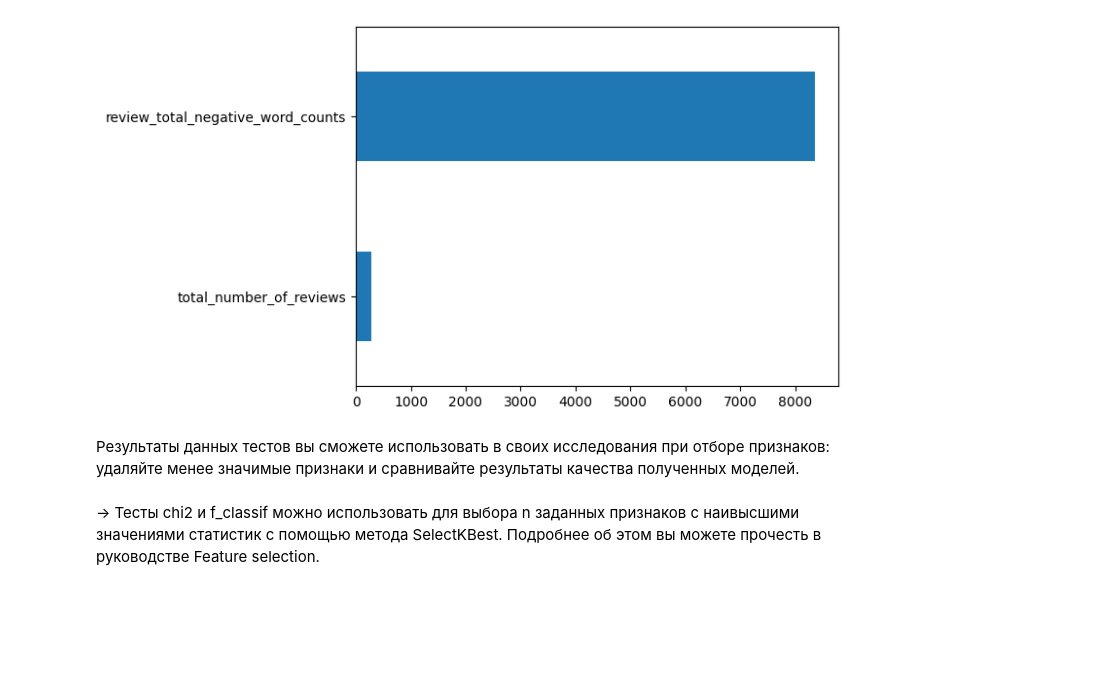
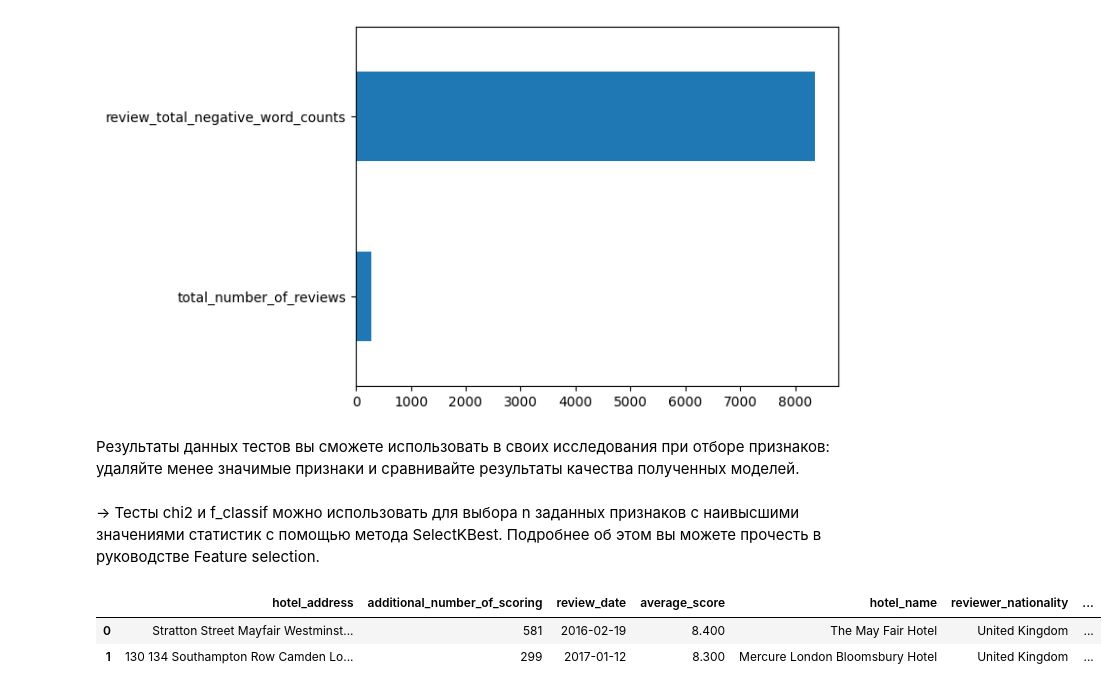
Before and after one commit to abodrij/sf_data_science, a Jupyter notebook: Project_3/Project_3.ipynb, the cells around one changed output. Cells and saved outputs as stored; diff of their text form; code cells hidden in the pictures; blank space fills up the shorter version.

```diff
--- a/Project_3/Project_3.ipynb
+++ b/Project_3/Project_3.ipynb
@@ -318,3 +328,10 @@ imp_num.plot(kind = 'barh')
 Результаты данных тестов вы сможете использовать в своих исследования при отборе признаков: удаляйте менее значимые признаки и сравнивайте результаты качества полученных моделей.
 # %% [markdown]
 → Тесты chi2 и f_classif можно использовать для выбора n заданных признаков с наивысшими значениями статистик с помощью метода SelectKBest. Подробнее об этом вы можете прочесть в руководстве Feature selection.
+# %%
+hotels['review_date'] = pd.to_datetime(hotels['review_date'], format='%m/%d/%Y')
+hotels.head(2)
+# %% [output]
+|  | hotel_address | additional_number_of_scoring | review_date | average_score | hotel_name | reviewer_nationality | ... |
+| 0 | Stratton Street Mayfair Westminst... | 581 | 2016-02-19 | 8.400 | The May Fair Hotel | United Kingdom | ... |
+| 1 | 130 134 Southampton Row Camden Lo... | 299 | 2017-01-12 | 8.300 | Mercure London Bloomsbury Hotel | United Kingdom | ... |
```
Also changed, not shown: parts of 7 cells of this notebook, 1 other file.
